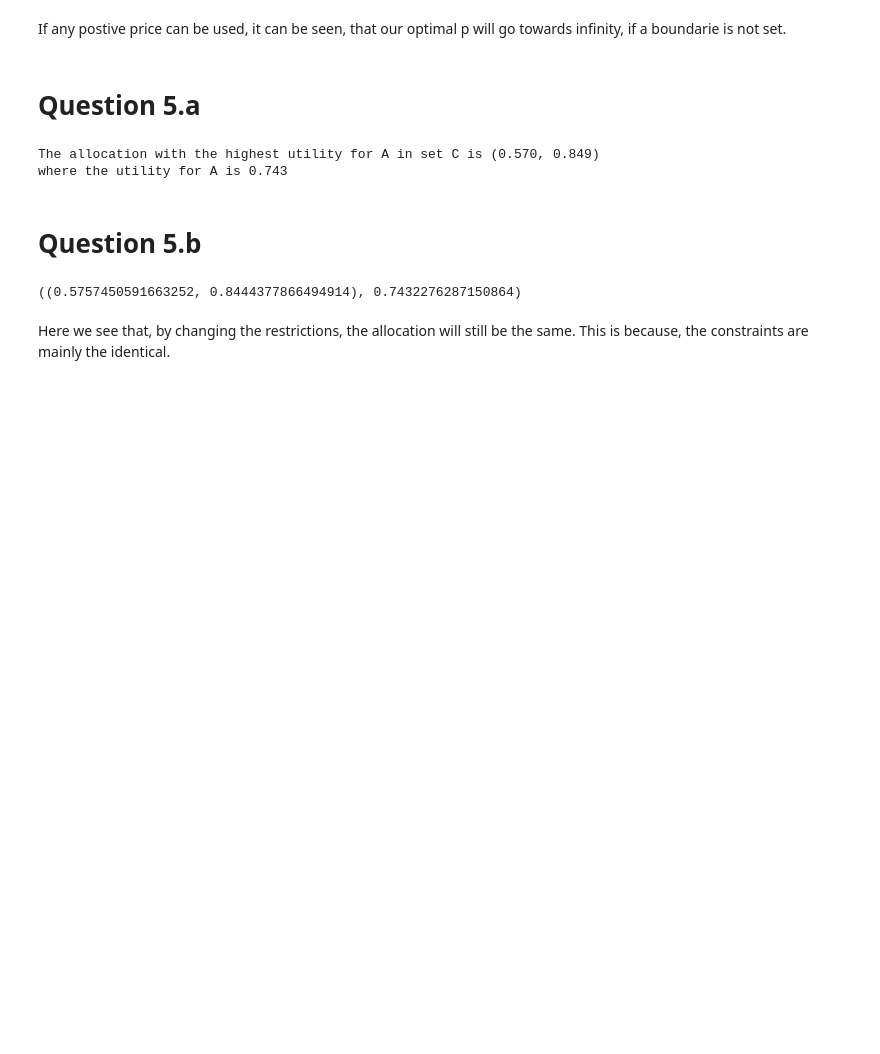
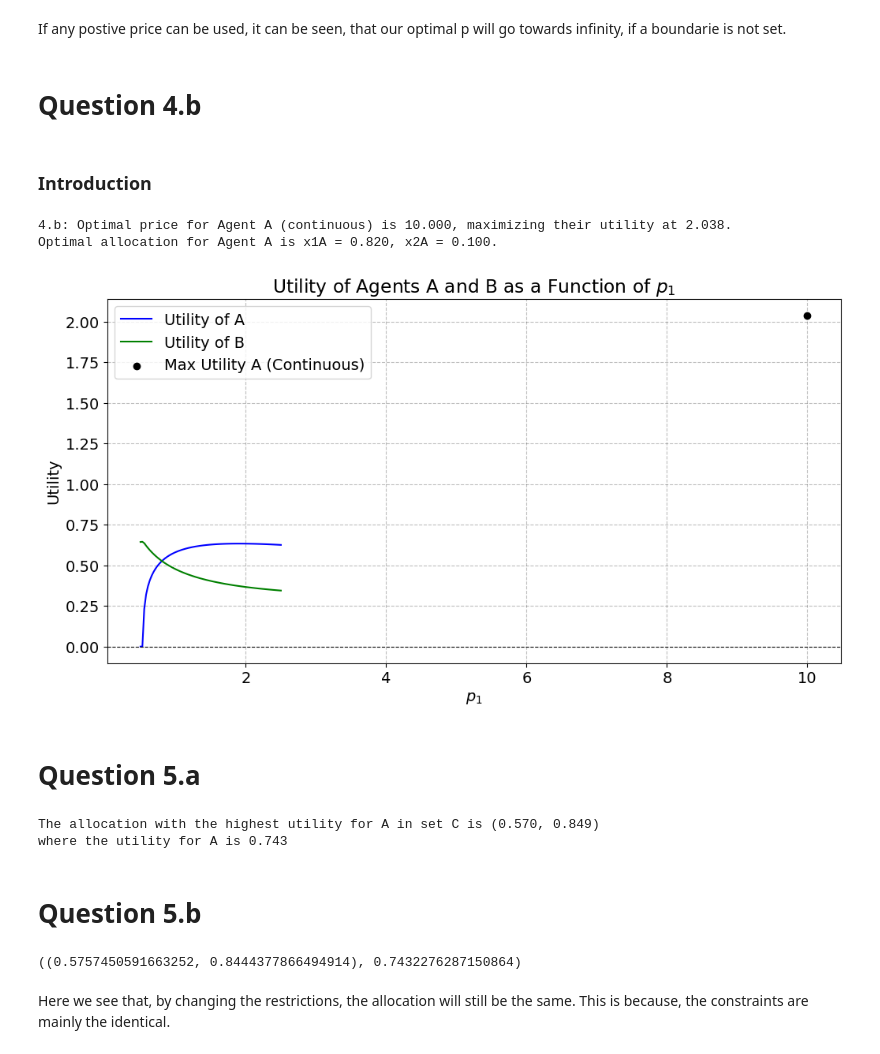
Before and after one commit to NumEconCopenhagen/projects-2024-mikkel-nikolas, a Jupyter notebook: inauguralproject/inauguralproject.ipynb, the cells around one changed output. Saved outputs shown, nothing was run; the diff lists cells and outputs as text; code cells hidden in the pictures; blank space fills up the shorter version.

```diff
--- a/inauguralproject/inauguralproject.ipynb
+++ b/inauguralproject/inauguralproject.ipynb
@@ -235,5 +222,61 @@ Optimal allocation for Agent B is x1B = 0.543, x2B = 0.519.
 # %% [markdown]
 If any postive price can be used, it can be seen, that our optimal p will go towards infinity, if a boundarie is not set.
+# %% [markdown]
+# Question 4.b
+# %% [markdown]
+### Introduction
+# %%
+from scipy.optimize import minimize_scalar
+
+# Use scipy.optimize.minimize_scalar to find the price that maximizes Agent A's utility
+result = minimize_scalar(model.negative_utility_A, bounds=(0.01, 10), method='bounded')
+
+# Extract the optimal price and corresponding maximum utility for Agent A
+optimal_price_A_continuous = result.x
+max_utility_A_continuous = -result.fun
+optimal_allocation_A_continuous = (1 - np.clip(model.demand_B(optimal_price_A_continuous)[0], 0, 1),
+                                   1 - np.clip(model.demand_B(optimal_price_A_continuous)[1], 0, 1))
+
+# Print results for 4.b
+print(f"4.b: Optimal price for Agent A (continuous) is {optimal_price_A_continuous:.3f}, maximizing their utility at {max_utility_A_continuous:.3f}.")
+print(f"Optimal allocation for Agent A is x1A = {optimal_allocation_A_continuous[0]:.3f}, x2A = {optimal_allocation_A_continuous[1]:.3f}.")
+
+# Define parameters for the price range for plotting
+N = 75
+p1_range = np.linspace(0.5, 2.5, N + 1)
+
+# Calculate utilities for each p1, for plotting purposes
+a_utility = []
+b_utility = []
+
+for p1 in p1_range:
+    # Agent B's demands determine what is left for Agent A
+    x1B, x2B = model.demand_B(p1)
+    x1B = np.clip(x1B, 0, 1)
+    x2B = np.clip(x2B, 0, 1)
+
+    # Agent A's utility is calculated based on what B does not consume
+    x1A = 1 - x1B
+    x2A = 1 - x2B
+    a_utility.append(model.utility_A(x1A, x2A))
+    b_utility.append(model.utility_B(x1B, x2B))
+
+# Plotting the utilities as functions of price p1
+plt.figure(figsize=(12, 6))
+plt.plot(p1_range, a_utility, label='Utility of A', color='blue')
+plt.plot(p1_range, b_utility, label='Utility of B', color='green')
+plt.scatter([optimal_price_A_continuous], [max_utility_A_continuous], color='black', zorder=5, label='Max Utility A (Continuous)')
+plt.title('Utility of Agents A and B as a Function of $p_1$')
+plt.xlabel('$p_1$')
+plt.ylabel('Utility')
+plt.axhline(0, color='black', linestyle='--', linewidth=0.8)
+plt.legend()
+plt.grid(True)
+plt.show()
+# %% [output]
+4.b: Optimal price for Agent A (continuous) is 10.000, maximizing their utility at 2.038.
+Optimal allocation for Agent A is x1A = 0.820, x2A = 0.100.
+[figure, added]
 # %% [markdown]
 # Question 5.a
 # %%
```
Also changed, not shown: parts of 14 cells of this notebook.
